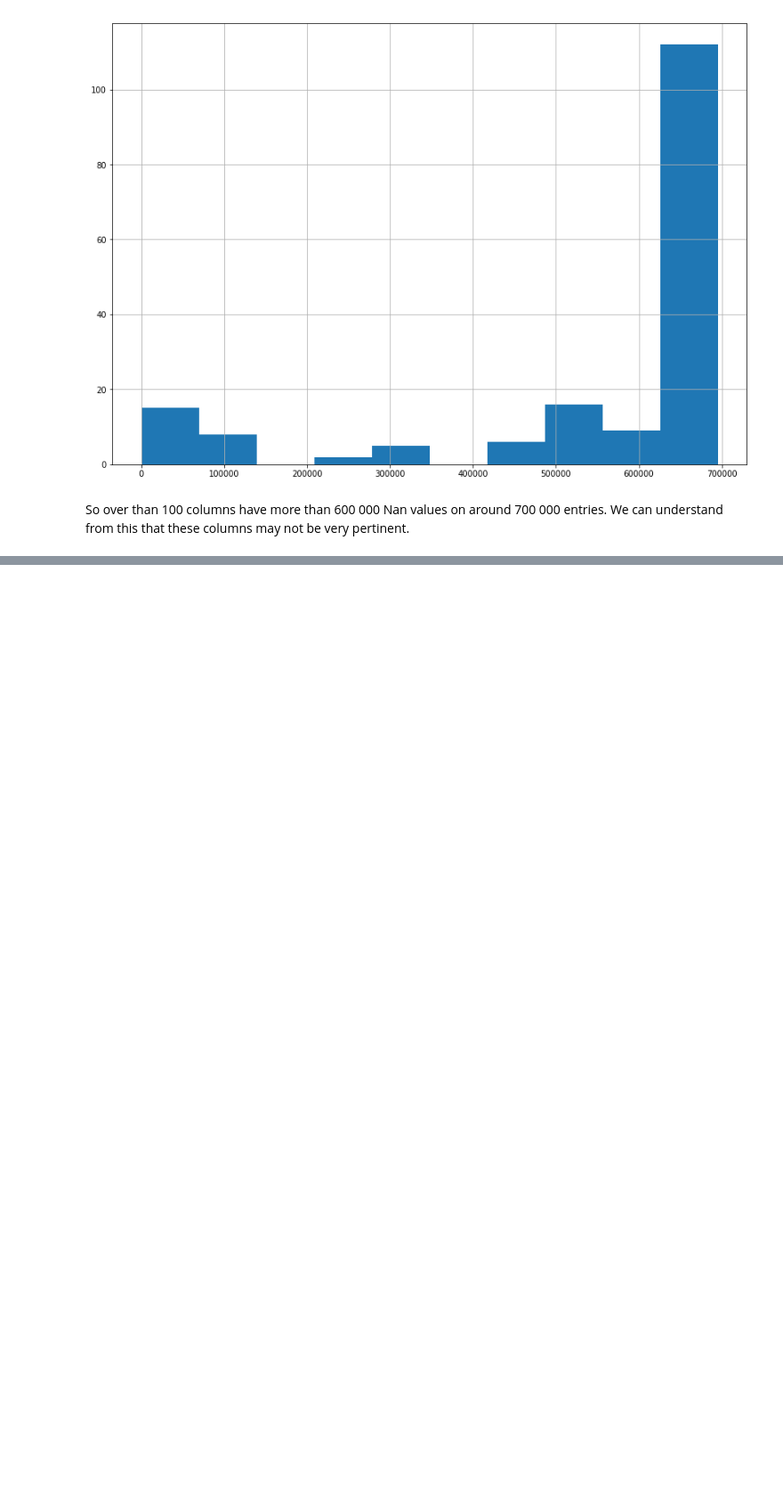
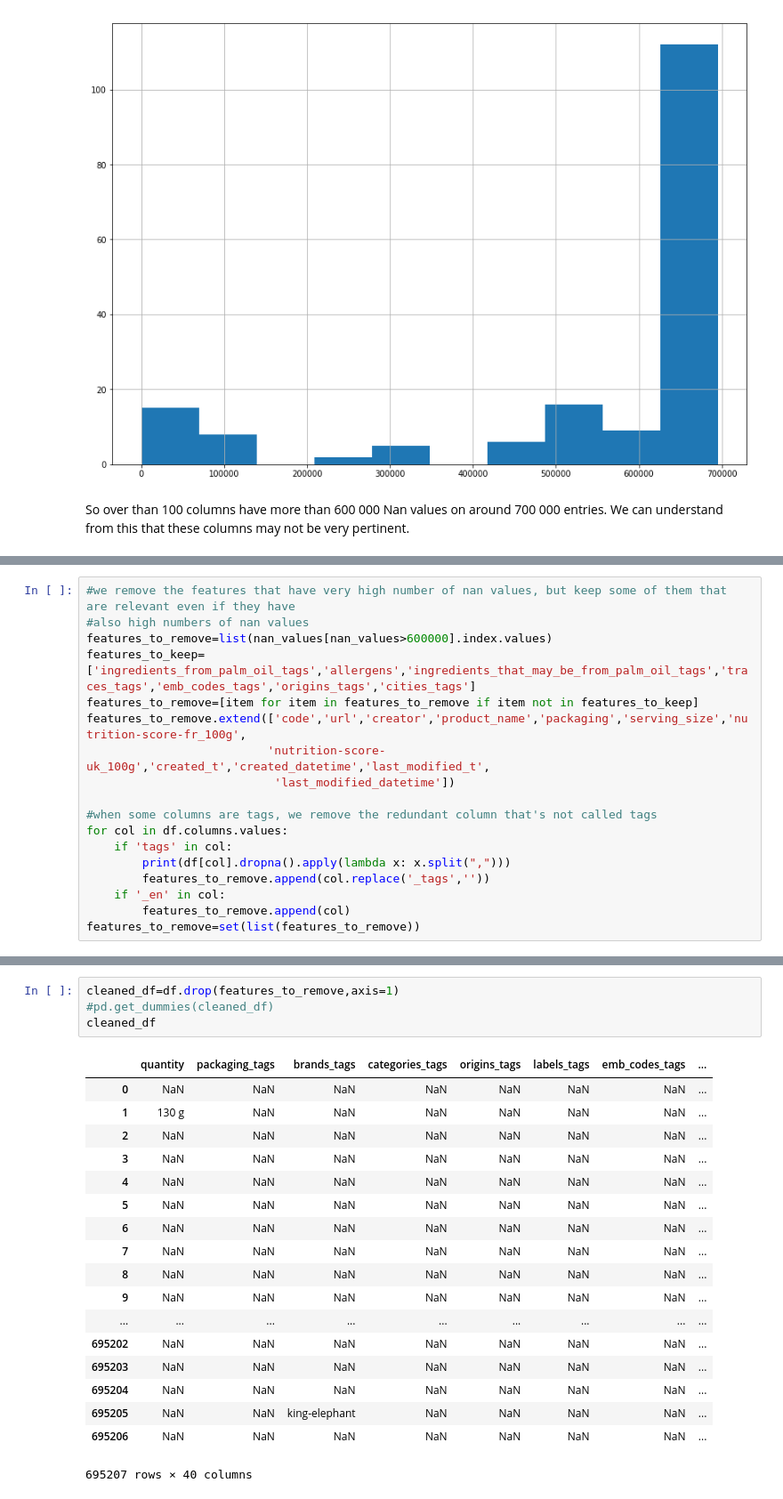
Before and after one commit to aelamran/ADA-project1-Openfoodfacts, a Jupyter notebook: Open Food Fact.ipynb, the cells around one changed output, grey strips where cells are left out. Shown at 89% size. Saved outputs shown, nothing was run; the diff lists cells and outputs as text; blank space fills up the shorter version.

```diff
--- a/Open Food Fact.ipynb
+++ b/Open Food Fact.ipynb
@@ -76,0 +201,18 @@ dtype: int64
+# %%
+#we remove the features that have very high number of nan values, but keep some of them that are relevant even if they have
+#also high numbers of nan values
+features_to_remove=list(nan_values[nan_values>600000].index.values)
+features_to_keep=['ingredients_from_palm_oil_tags','allergens','ingredients_that_may_be_from_palm_oil_tags','traces_tags','emb_codes_tags','origins_tags','cities_tags']
+features_to_remove=[item for item in features_to_remove if item not in features_to_keep]
+features_to_remove.extend(['code','url','creator','product_name','packaging','serving_size','nutrition-score-fr_100g',
+                          'nutrition-score-uk_100g','created_t','created_datetime','last_modified_t',
+                           'last_modified_datetime'])
+
+#when some columns are tags, we remove the redundant column that's not called tags
+for col in df.columns.values:
+    if 'tags' in col:
+        print(df[col].dropna().apply(lambda x: x.split(",")))
+        features_to_remove.append(col.replace('_tags',''))
+    if '_en' in col:
+        features_to_remove.append(col)
+features_to_remove=set(list(features_to_remove))
@@ -76,0 +237,23 @@ dtype: int64
+# %%
+cleaned_df=df.drop(features_to_remove,axis=1)
+#pd.get_dummies(cleaned_df)
+cleaned_df
+# %% [output]
+|  | quantity | packaging_tags | brands_tags | categories_tags | origins_tags | labels_tags | emb_codes_tags | ... |
+| 0 | NaN | NaN | NaN | NaN | NaN | NaN | NaN | ... |
+| 1 | 130 g | NaN | NaN | NaN | NaN | NaN | NaN | ... |
+| 2 | NaN | NaN | NaN | NaN | NaN | NaN | NaN | ... |
+| 3 | NaN | NaN | NaN | NaN | NaN | NaN | NaN | ... |
+| 4 | NaN | NaN | NaN | NaN | NaN | NaN | NaN | ... |
+| 5 | NaN | NaN | NaN | NaN | NaN | NaN | NaN | ... |
+| 6 | NaN | NaN | NaN | NaN | NaN | NaN | NaN | ... |
+| 7 | NaN | NaN | NaN | NaN | NaN | NaN | NaN | ... |
+| 8 | NaN | NaN | NaN | NaN | NaN | NaN | NaN | ... |
+| 9 | NaN | NaN | NaN | NaN | NaN | NaN | NaN | ... |
+| ... | ... | ... | ... | ... | ... | ... | ... | ... |
+| 695202 | NaN | NaN | NaN | NaN | NaN | NaN | NaN | ... |
+| 695203 | NaN | NaN | NaN | NaN | NaN | NaN | NaN | ... |
+| 695204 | NaN | NaN | NaN | NaN | NaN | NaN | NaN | ... |
+| 695205 | NaN | NaN | king-elephant | NaN | NaN | NaN | NaN | ... |
+| 695206 | NaN | NaN | NaN | NaN | NaN | NaN | NaN | ... |
+695207 rows × 40 columns
```
Also changed, not shown: parts of 21 cells of this notebook.
